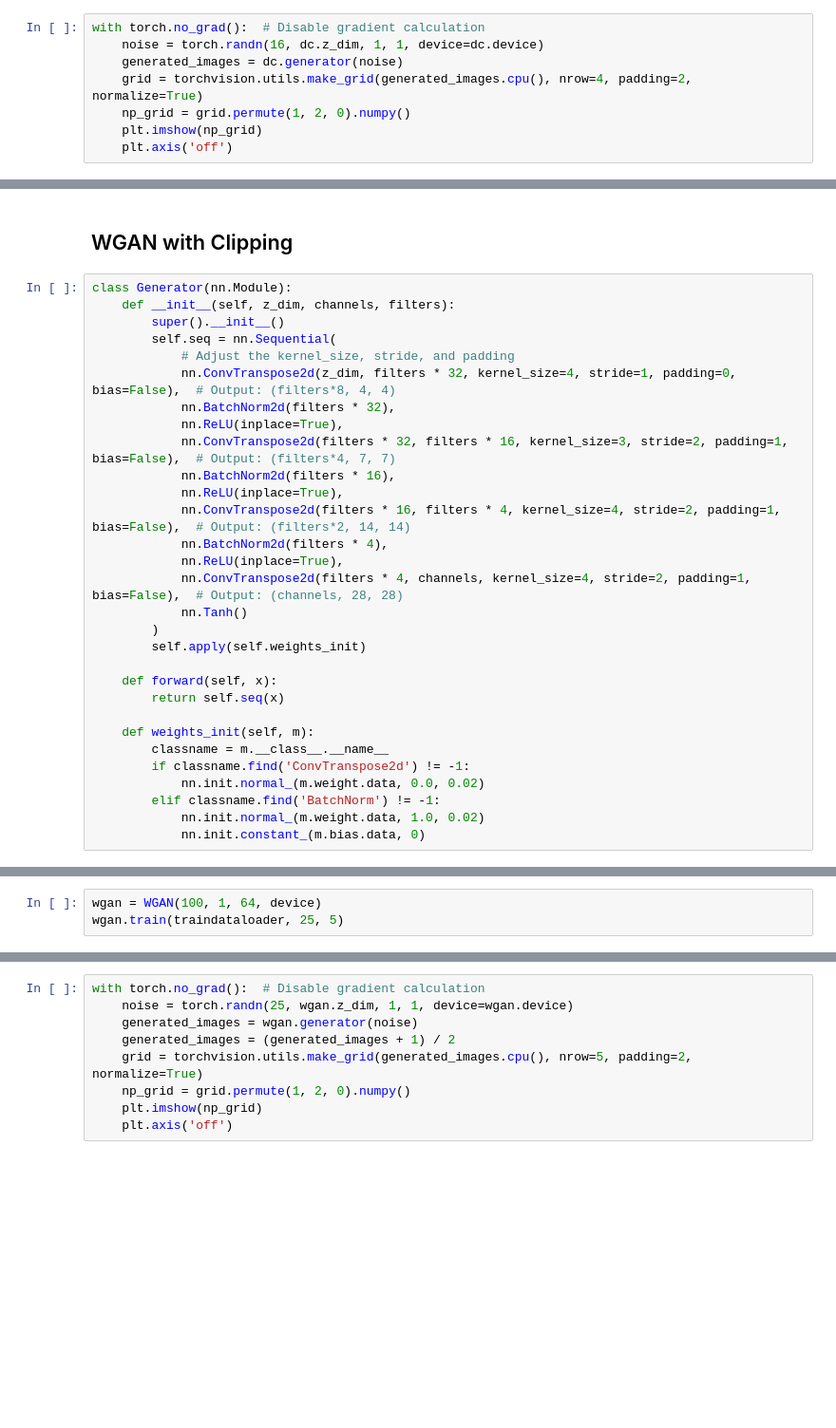
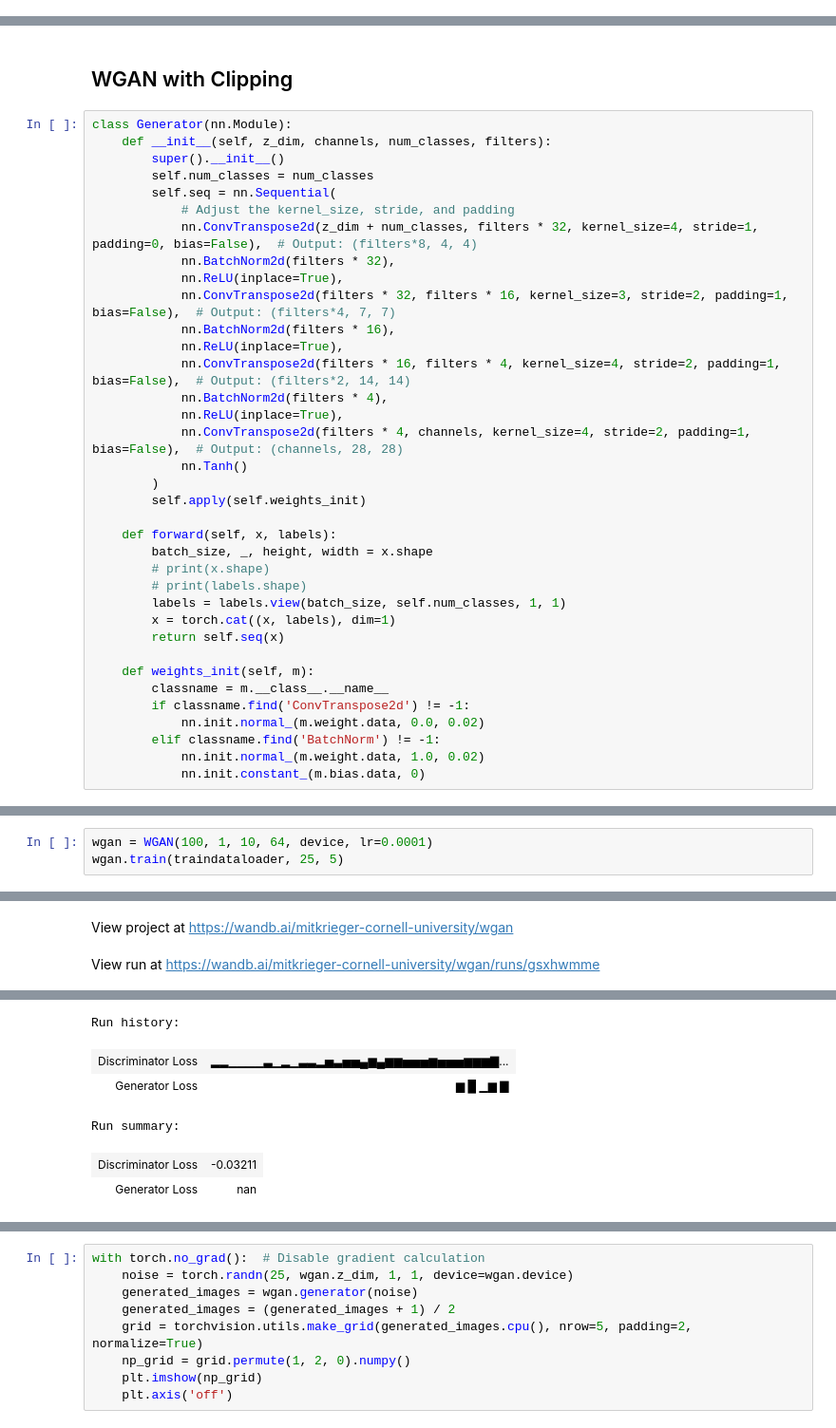
Before and after one commit to mitkrieg/dl-assignment-3, a Jupyter notebook: gan.ipynb, the cells around one changed output, grey strips where cells are left out. Shown at 95% size. Saved outputs shown, nothing was run; the diff lists cells and outputs as text; blank space fills up the shorter version.

```diff
--- a/gan.ipynb
+++ b/gan.ipynb
@@ -406,8 +367,0 @@ dc.generate_images(16, F.one_hot(torch.tensor([9]*16, device=device), num_classe
-# %%
-with torch.no_grad():  # Disable gradient calculation
-    noise = torch.randn(16, dc.z_dim, 1, 1, device=dc.device)
-    generated_images = dc.generator(noise)
-    grid = torchvision.utils.make_grid(generated_images.cpu(), nrow=4, padding=2, normalize=True)
-    np_grid = grid.permute(1, 2, 0).numpy()
-    plt.imshow(np_grid)
-    plt.axis('off')
@@ -417,11 +369,12 @@ with torch.no_grad():  # Disable gradient calculation
 ## WGAN with Clipping
 # %%
 class Generator(nn.Module):
-    def __init__(self, z_dim, channels, filters):
+    def __init__(self, z_dim, channels, num_classes, filters):
         super().__init__()
+        self.num_classes = num_classes
         self.seq = nn.Sequential(
             # Adjust the kernel_size, stride, and padding
-            nn.ConvTranspose2d(z_dim, filters * 32, kernel_size=4, stride=1, padding=0, bias=False),  # Output: (filters*8, 4, 4)
+            nn.ConvTranspose2d(z_dim + num_classes, filters * 32, kernel_size=4, stride=1, padding=0, bias=False),  # Output: (filters*8, 4, 4)
             nn.BatchNorm2d(filters * 32),
             nn.ReLU(inplace=True),
             nn.ConvTranspose2d(filters * 32, filters * 16, kernel_size=3, stride=2, padding=1, bias=False),  # Output: (filters*4, 7, 7)
@@ -435,7 +388,12 @@ class Generator(nn.Module):
         )
         self.apply(self.weights_init)
 
-    def forward(self, x):
+    def forward(self, x, labels):
+        batch_size, _, height, width = x.shape
+        # print(x.shape)
+        # print(labels.shape)
+        labels = labels.view(batch_size, self.num_classes, 1, 1)
+        x = torch.cat((x, labels), dim=1)
         return self.seq(x)
 
     def weights_init(self, m):
@@ -594,4 +563,4 @@ class WGAN:
 # %%
-wgan = WGAN(100, 1, 64, device)
+wgan = WGAN(100, 1, 10, 64, device, lr=0.0001)
 wgan.train(traindataloader, 25, 5)
 # %% [output]
@@ -598,2 +570,4 @@ wgan.train(traindataloader, 25, 5)
+View project at https://wandb.ai/mitkrieger-cornell-university/wgan
+View run at https://wandb.ai/mitkrieger-cornell-university/wgan/runs/gsxhwmme
 ----------- WGAN Train Start! ------------
 ----------- Epoch #1 ------------
@@ -613,2 +587,8 @@ Batch 900/938 Closs: -0.0470, Gloss: 0.0058, C(x): 0.0550 C(G(z)): 0.0081/-0.350
 --------------------------------------
 ----------- WGAN Train End! ------------
+Run history:
+| Discriminator Loss | ▂▂▁▁▁▁▃▁▂▁▃▃▂▅▃▅▅▄▆▄▆▆▅▅▅▆▅▅▅▆▆▆▇... |
+| Generator Loss | ▆ █ ▁▆ ▇ |
+Run summary:
+| Discriminator Loss | -0.03211 |
+| Generator Loss | nan |
```
Also changed, not shown: parts of 13 cells of this notebook.
